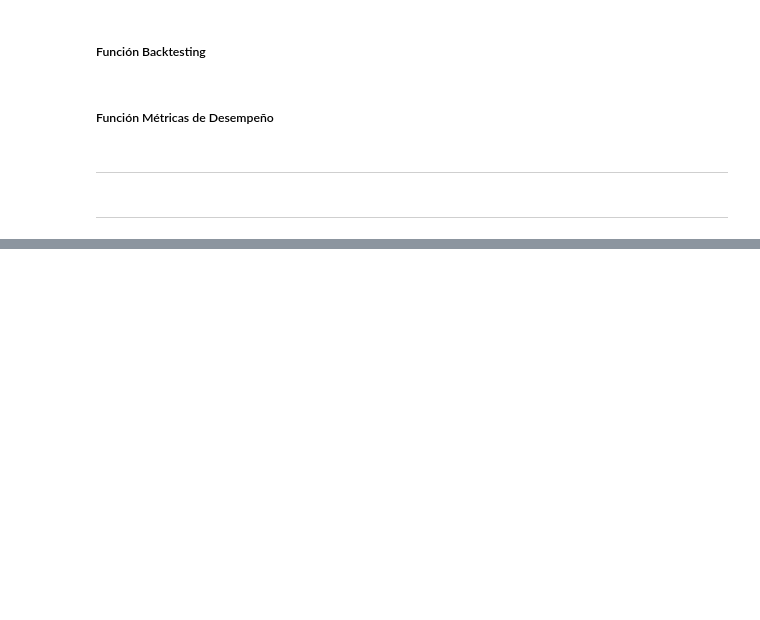
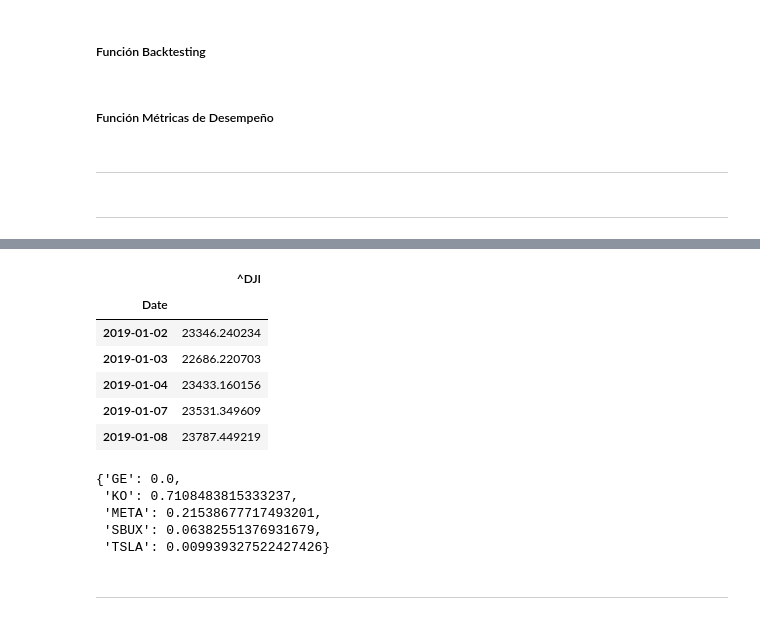
Before and after one commit to ppmelch/Portafolios-de-Inversi-n, a Jupyter notebook: Parcial 2/Examen 2/Examen 2.ipynb, the cells around one changed output, grey strips where cells are left out. Saved outputs shown, nothing was run; the diff lists cells and outputs as text; code cells hidden in the pictures; blank space fills up the shorter version.

```diff
--- a/Parcial 2/Examen 2/Examen 2.ipynb
+++ b/Parcial 2/Examen 2/Examen 2.ipynb
@@ -133,0 +199,11 @@ def backtesting(prices: pd.DataFrame, benchmark: pd.DataFrame, weights: dict, ca
+# %%
+benchmark = prices[['^DJI']]
+benchmark.head()
+# %% [output]
+|  | ^DJI |
+| Date |  |
+| 2019-01-02 | 23346.240234 |
+| 2019-01-03 | 22686.220703 |
+| 2019-01-04 | 23433.160156 |
+| 2019-01-07 | 23531.349609 |
+| 2019-01-08 | 23787.449219 |
@@ -133,0 +214,11 @@ def backtesting(prices: pd.DataFrame, benchmark: pd.DataFrame, weights: dict, ca
+# %%
+w_minvar = opt_min_var(rets)
+w_minvar
+# %% [output]
+{'GE': 0.0,
+ 'KO': 0.7108483815333237,
+ 'META': 0.21538677717493201,
+ 'SBUX': 0.06382551376931679,
+ 'TSLA': 0.009939327522427426}
+# %% [markdown]
+---
```
Also changed, not shown: parts of 33 cells of this notebook, 5 other files.
